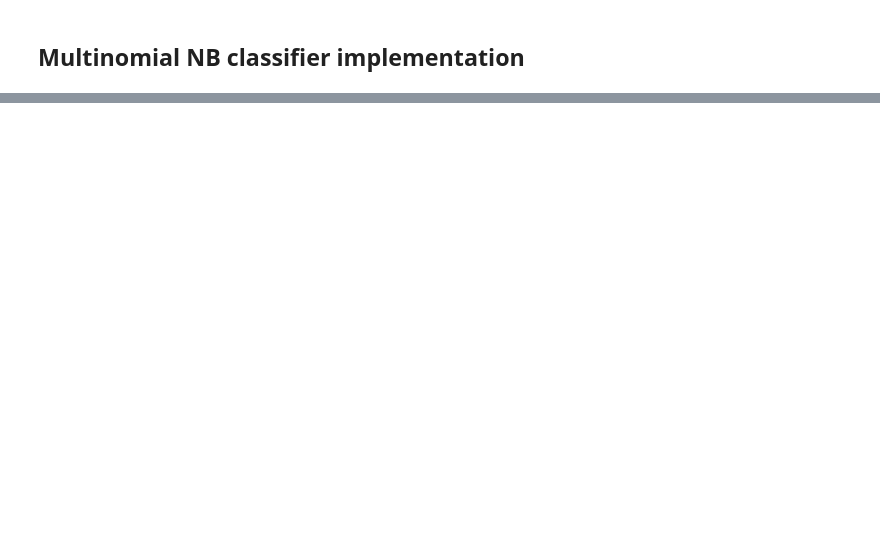
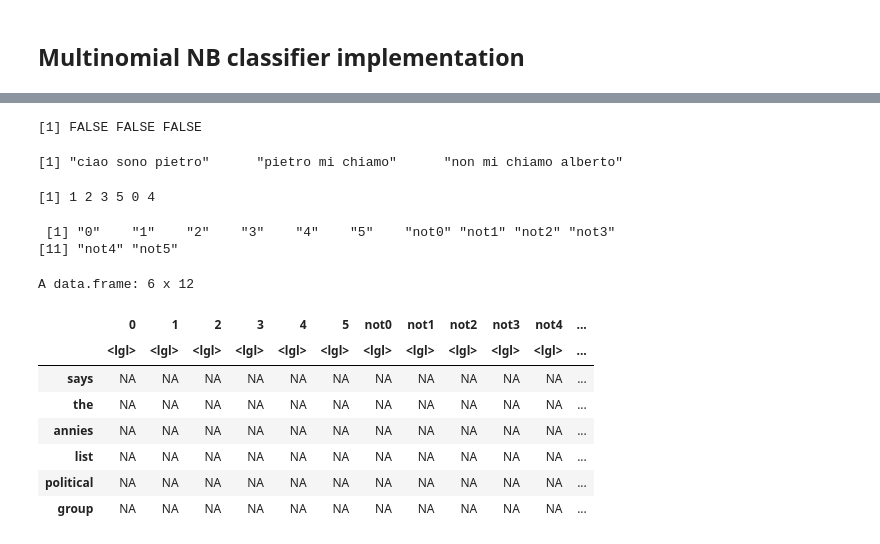
Before and after one commit to c0pp1/NaiveBayesMNC, a Jupyter notebook: project05.ipynb, the cells around one changed output, grey strips where cells are left out. Drawn from its saved outputs; the diff is of its cells as text; code cells hidden in the pictures; blank space fills up the shorter version.

```diff
--- a/project05.ipynb
+++ b/project05.ipynb
@@ -55,11 +74,31 @@ accuracy <- function( predictions, true_labels) {
 }
 # %%
 extract_vocabulary <- function(documents, unique=TRUE) {
-    words <- unlist(str_split(documents, ' '))
-    words <- str_replace_all(words, "[:punct:]|[$]", "")
+    words <- str_replace_all(documents, "[:punct:]|[$]|[+]|[\u0090]", " ")
+    words <- unlist(str_split(words, '[ ]|[\n]|[\t]'))
     words <- words[words!='']
     words <- casefold(words, upper = FALSE)
     words <- str_replace(words, "[:digit:]+", "isnumeric")
     if(unique) return(unique(words))
     else return(words)
 }
+# %%
+extract_alnum <- function(documents, unique=TRUE, filter_n=0, freq_n = 0) {
+    words <- str_replace_all(documents, "[:digit:]+[.,]*[:digit:]*", "isnumeric")
+    words <- unlist(str_extract_all(words, "[:alnum:]+"))
+    words <- words[words!='']
+    words <- casefold(words, upper = FALSE)
+    words <- words[!is.na(words)]
+    if(filter_n){
+        words <- words[nchar(words)>filter_n]
+    }
+
+    if(freq_n){
+        freq <- table(words)
+        words <- names(freq)[freq<freq_n]
+    }
+
+    if(unique) return(unique(words))
+    else return(words)
+
+}
@@ -65,0 +120,35 @@ extract_vocabulary <- function(documents, unique=TRUE) {
+# %%
+words <- extract_alnum(df[df$Labels==0,2][[1]],unique=FALSE)
+frase1 <- "Ciao sono Pietro e ho 23 anni"
+frase1 <- casefold(frase, upper = FALSE)
+
+frasi <- c("ciao sono Pietro","Pietro mi chiamo","non mi chiamo Alberto")
+grepl("pietro",frasi)
+casefold(frasi, upper=FALSE)
+
+unique(df$Labels)
+# %% [output]
+[1] FALSE FALSE FALSE
+[1] "ciao sono pietro"      "pietro mi chiamo"      "non mi chiamo alberto"
+[1] 1 2 3 5 0 4
+# %%
+N_10 <- c("not0","not1","not2","not3","not4","not5")
+col <- c(sort(unique(df$Labels)), N_10)
+col
+# %% [output]
+ [1] "0"    "1"    "2"    "3"    "4"    "5"    "not0" "not1" "not2" "not3"
+[11] "not4" "not5"
+# %%
+words_df <- data.frame(matrix(nrow=length(voc),ncol=(length(col))),row.names=voc)
+colnames(words_df) <- col
+head(words_df)
+# %% [output]
+A data.frame: 6 x 12
+|  | 0 | 1 | 2 | 3 | 4 | 5 | not0 | not1 | not2 | not3 | not4 | ... |
+|  | <lgl> | <lgl> | <lgl> | <lgl> | <lgl> | <lgl> | <lgl> | <lgl> | <lgl> | <lgl> | <lgl> | ... |
+| says | NA | NA | NA | NA | NA | NA | NA | NA | NA | NA | NA | ... |
+| the | NA | NA | NA | NA | NA | NA | NA | NA | NA | NA | NA | ... |
+| annies | NA | NA | NA | NA | NA | NA | NA | NA | NA | NA | NA | ... |
+| list | NA | NA | NA | NA | NA | NA | NA | NA | NA | NA | NA | ... |
+| political | NA | NA | NA | NA | NA | NA | NA | NA | NA | NA | NA | ... |
+| group | NA | NA | NA | NA | NA | NA | NA | NA | NA | NA | NA | ... |
```
Also changed, not shown: parts of 36 cells of this notebook.
